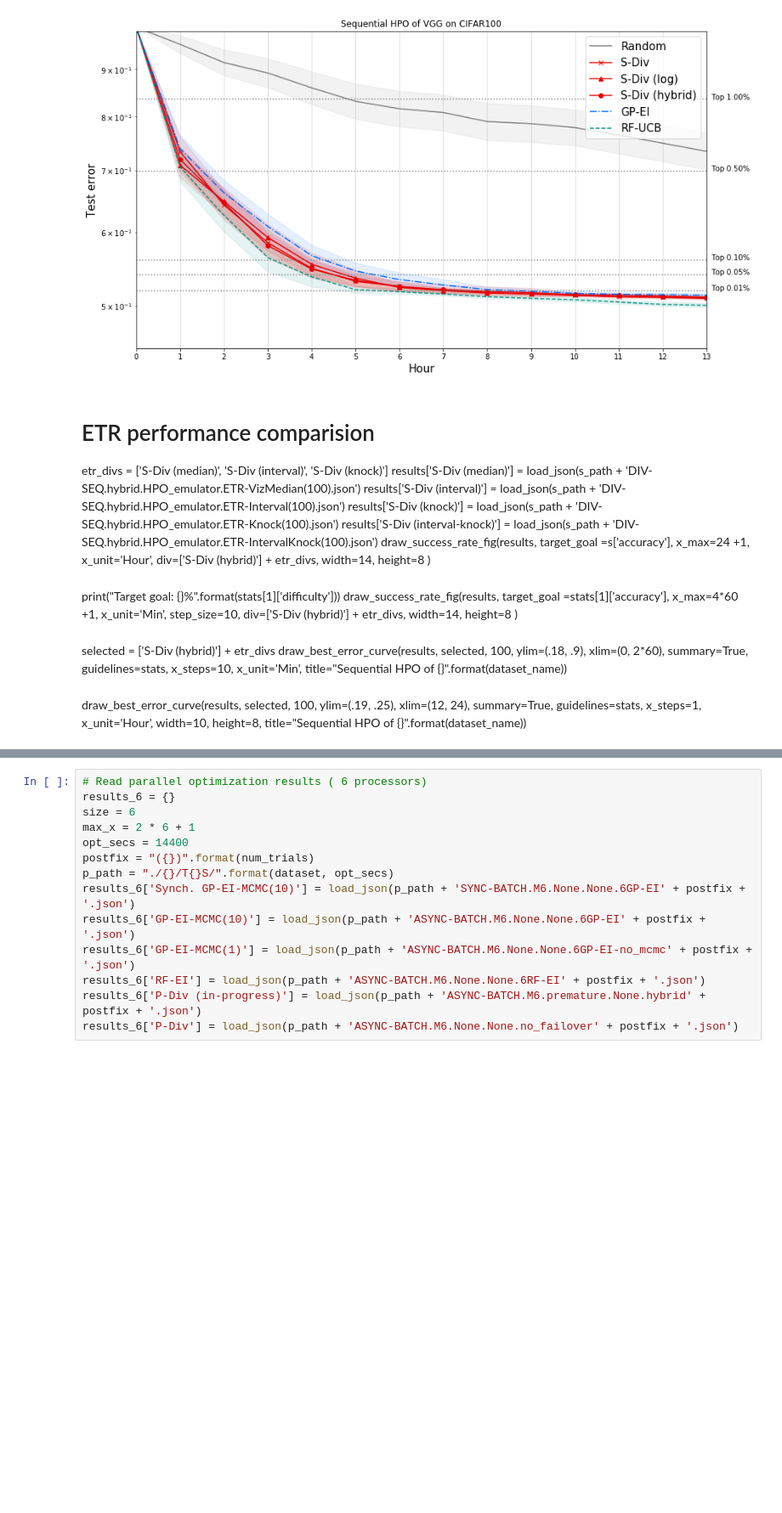
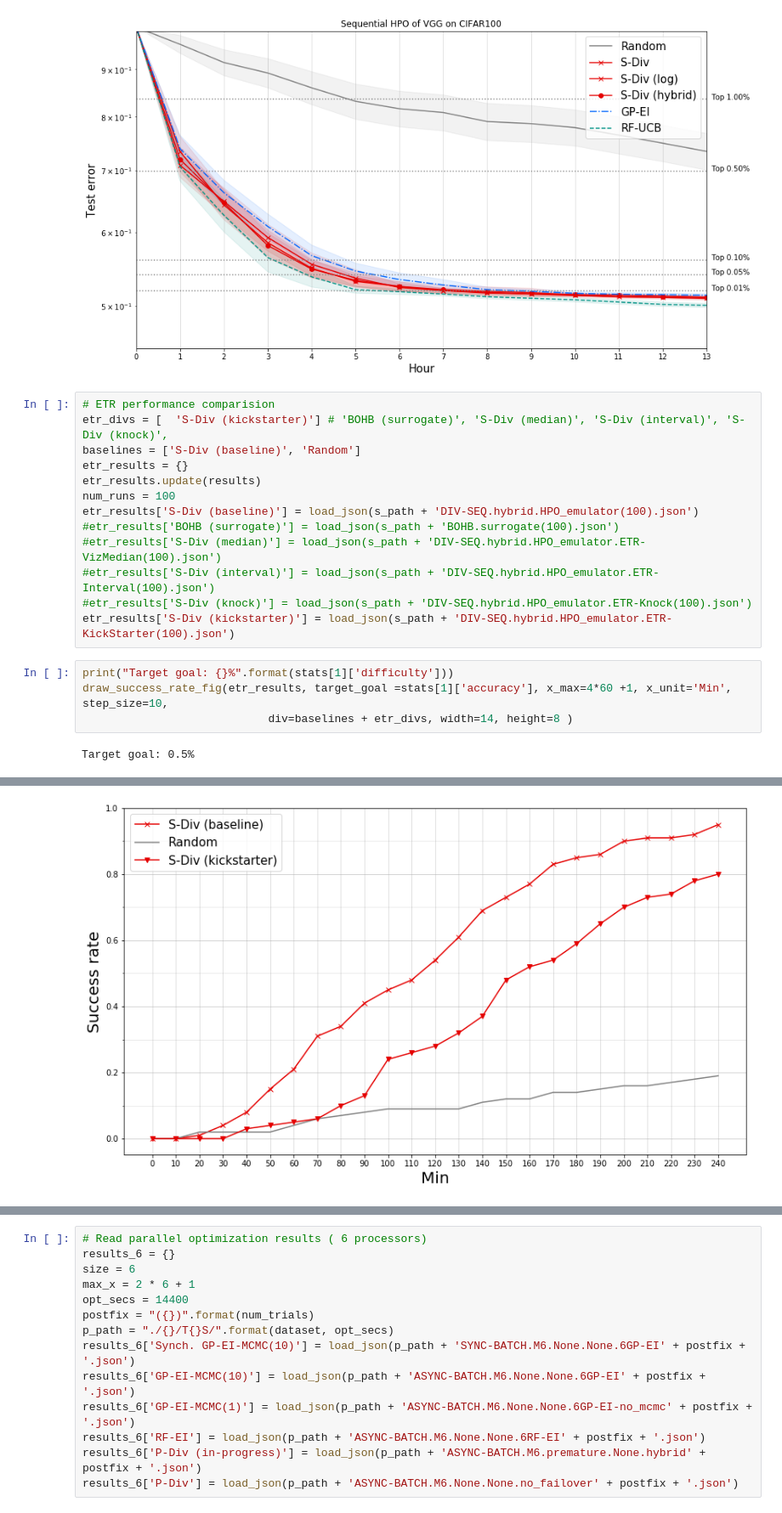
Before and after one commit to yongjinkim49/ecml, a Jupyter notebook: results/[ICML19] CIFAR100-VGG performance evaluation.ipynb, the cells around one changed output, grey strips where cells are left out. Shown at 85% size. Cells and saved outputs as stored; diff of their text form; blank space fills up the shorter version.

```diff
--- a/results/[ICML19] CIFAR100-VGG performance evaluation.ipynb
+++ b/results/[ICML19] CIFAR100-VGG performance evaluation.ipynb
@@ -83,25 +83,22 @@ draw_best_error_curve(results, selected, 100,
                       title="Sequential HPO of {}".format(dataset_name))
 # %% [output]
 [figure]
-# %% [markdown]
-# ETR performance comparision
-etr_divs = ['S-Div (median)', 'S-Div (interval)', 'S-Div (knock)']
-results['S-Div (median)'] = load_json(s_path + 'DIV-SEQ.hybrid.HPO_emulator.ETR-VizMedian(100).json')
-results['S-Div (interval)'] = load_json(s_path + 'DIV-SEQ.hybrid.HPO_emulator.ETR-Interval(100).json')
-results['S-Div (knock)'] = load_json(s_path + 'DIV-SEQ.hybrid.HPO_emulator.ETR-Knock(100).json')
-results['S-Div (interval-knock)'] = load_json(s_path + 'DIV-SEQ.hybrid.HPO_emulator.ETR-IntervalKnock(100).json')
-draw_success_rate_fig(results, target_goal =s['accuracy'], x_max=24 +1, x_unit='Hour',
-                            div=['S-Div (hybrid)'] + etr_divs, width=14, height=8 )
-# %% [markdown]
-print("Target goal: {}%".format(stats[1]['difficulty']))
-draw_success_rate_fig(results, target_goal =stats[1]['accuracy'], x_max=4*60 +1, x_unit='Min', step_size=10,
-                            div=['S-Div (hybrid)'] + etr_divs, width=14, height=8 )
-# %% [markdown]
-selected = ['S-Div (hybrid)'] + etr_divs
-draw_best_error_curve(results, selected, 100,
-                      ylim=(.18, .9), xlim=(0, 2*60), summary=True, guidelines=stats, x_steps=10, x_unit='Min',
-                      title="Sequential HPO of {}".format(dataset_name))
-# %% [markdown]
-draw_best_error_curve(results, selected, 100,
-                      ylim=(.19, .25), xlim=(12, 24), summary=True, guidelines=stats, x_steps=1, x_unit='Hour', width=10, height=8,
-                      title="Sequential HPO of {}".format(dataset_name))
+# %%
+# ETR performance comparision
+etr_divs = [  'S-Div (kickstarter)'] # 'BOHB (surrogate)', 'S-Div (median)', 'S-Div (interval)', 'S-Div (knock)',
+baselines = ['S-Div (baseline)', 'Random']
+etr_results = {}
+etr_results.update(results)
+num_runs = 100
+etr_results['S-Div (baseline)'] = load_json(s_path + 'DIV-SEQ.hybrid.HPO_emulator(100).json')
+#etr_results['BOHB (surrogate)'] = load_json(s_path + 'BOHB.surrogate(100).json')
+#etr_results['S-Div (median)'] = load_json(s_path + 'DIV-SEQ.hybrid.HPO_emulator.ETR-VizMedian(100).json')
+#etr_results['S-Div (interval)'] = load_json(s_path + 'DIV-SEQ.hybrid.HPO_emulator.ETR-Interval(100).json')
+#etr_results['S-Div (knock)'] = load_json(s_path + 'DIV-SEQ.hybrid.HPO_emulator.ETR-Knock(100).json')
+etr_results['S-Div (kickstarter)'] = load_json(s_path + 'DIV-SEQ.hybrid.HPO_emulator.ETR-KickStarter(100).json')
+# %%
+print("Target goal: {}%".format(stats[1]['difficulty']))
+draw_success_rate_fig(etr_results, target_goal =stats[1]['accuracy'], x_max=4*60 +1, x_unit='Min', step_size=10,
+                            div=baselines + etr_divs, width=14, height=8 )
+# %% [output]
+Target goal: 0.5%
@@ -107,0 +106 @@ draw_best_error_curve(results, selected, 100,
+[figure, added]
```
Also changed, not shown: parts of 3 cells of this notebook, 5 other files.
